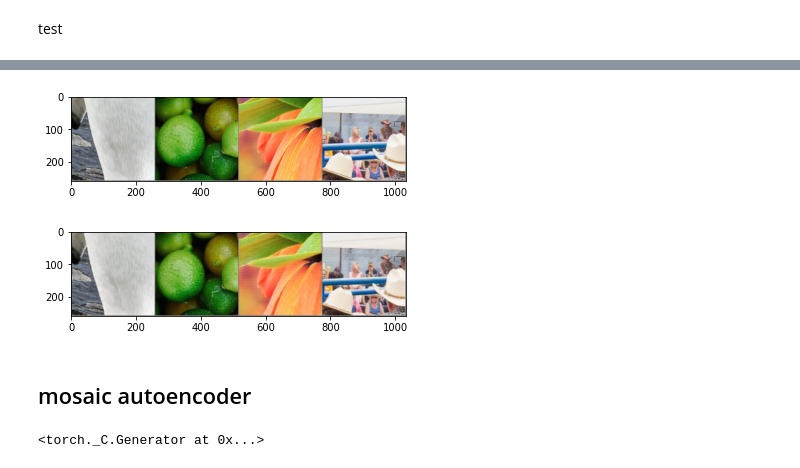
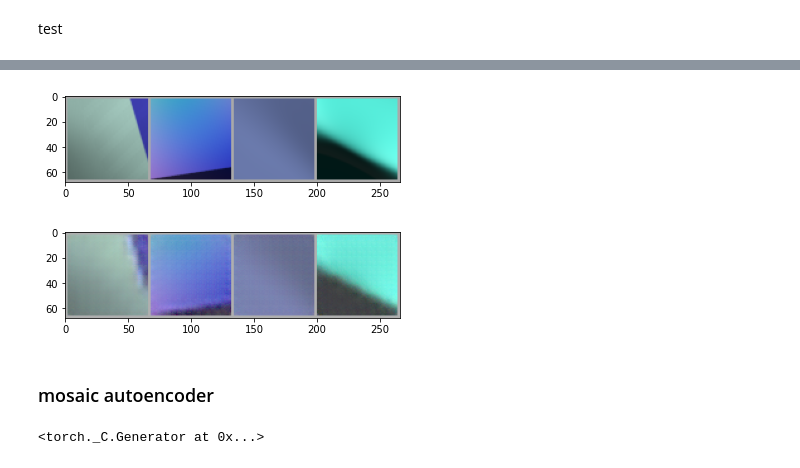
Before and after one commit to cianhwang/TrainingDataSynthesis, a Jupyter notebook: TrainingDataForDemosaicking.ipynb, the cells around one changed output, grey strips where cells are left out. Saved outputs shown, nothing was run; the diff lists cells and outputs as text; code cells hidden in the pictures.

```diff
--- a/TrainingDataForDemosaicking.ipynb
+++ b/TrainingDataForDemosaicking.ipynb
@@ -77,7 +79,7 @@ def load_exr(path):
     img = cv2.cvtColor(img, cv2.COLOR_BGR2RGB)
     return img
 # %%
-m, n = 4, 4
+m, n = 2, 4
 fig, ax = plt.subplots(m, n, figsize = (8, 8))
 for i in range(m):
     for j in range(n):
@@ -361,9 +377,8 @@ def load_exr(path):
 # %%
 import os
 import cv2
-from PIL import Image
 
-class Div2kDataset(torch.utils.data.Dataset):
+class SynDataset(torch.utils.data.Dataset):
     def __init__(self, root, train = True, transform = None):
         self.root = root
         self.train = train
@@ -371,28 +386,32 @@ class Div2kDataset(torch.utils.data.Dataset):
 
     def __len__(self):
         if self.train:
-            return 800
+            return 1600
         else:
-            return 100
+            return 400
 
     def __getitem__(self, index):
         if self.train:
-            X = Image.open(os.path.join(self.root, "DIV2K_train_HR", "{:04d}.png".format(index + 1)))
+            X = load_exr(os.path.join(self.root, "scene{:04d}".format(index//100),
+                                  "Image", "Image{:04d}.exr".format(index % 100 + 1)))
         else:
-            X = Image.open(os.path.join(self.root, "DIV2K_valid_HR", "{:04d}.png".format(index + 801)))
-        X = self.transform(X)
-        return X
+            X = load_exr(os.path.join(self.root, "scene{:04d}".format(index//100 + 16),
+                                  "Image", "Image{:04d}.exr".format(index % 100 + 1)))
+        X = self.randomCrop(X)
+        X = torch.from_numpy(X.transpose(2, 0, 1)).float()
+        return (X - 1.3)/1.4
+
+    def randomCrop(self, img, size = 64):
+        H, W, C = img.shape
+        x = np.random.randint(0, H - size + 1)
+        y = np.random.randint(0, W - size + 1)
+        return img[x:x+size, y:y+size]
 # %%
-transform = transforms.Compose(
-    [transforms.RandomCrop(256),
-     transforms.ToTensor(),
-     transforms.Normalize((0.5, 0.5, 0.5), (0.5, 0.5, 0.5))])
-
-trainset = Div2kDataset(root="/content", train=True, transform=transform) ## set root to '.' doesnt work
+trainset = SynDataset(root='/content', train=True, transform=None) ## set root to '.' doesnt work
 trainloader = torch.utils.data.DataLoader(trainset, batch_size=16,
                                           shuffle=True, num_workers=2)
-testset = Div2kDataset(root="/content", train=False, transform=transform)
-testloader = torch.utils.data.DataLoader(testset, batch_size=4,
+testset = SynDataset(root='/content', train=False, transform=None)
+testloader = torch.utils.data.DataLoader(testset, batch_size=16,
                                          shuffle=False, num_workers=2)
 # %%
 dataiter = iter(trainloader)
@@ -470,15 +493,15 @@ test loss: 0.010 -- test psnr: 26.71
 # %%
-dataiter = iter(testloader)
-images = dataiter.next()
+dataiter = iter(trainloader)
+images = dataiter.next()[:4]
 outputs = model(images.to(device)).detach().cpu()
 # show images
 imshow(torchvision.utils.make_grid(images))
-imshow(np.clip(torchvision.utils.make_grid(outputs), -1, 1))
+imshow(torchvision.utils.make_grid(outputs))
 # %% [output]
-[figure, old version]
+[figure, new version]
-[figure, old version]
+[figure, new version]
 # %% [markdown]
-## mosaic autoencoder
+### mosaic autoencoder
 # %%
 import torch
 import torch.nn as nn
```
Also changed, not shown: parts of 32 cells of this notebook.
